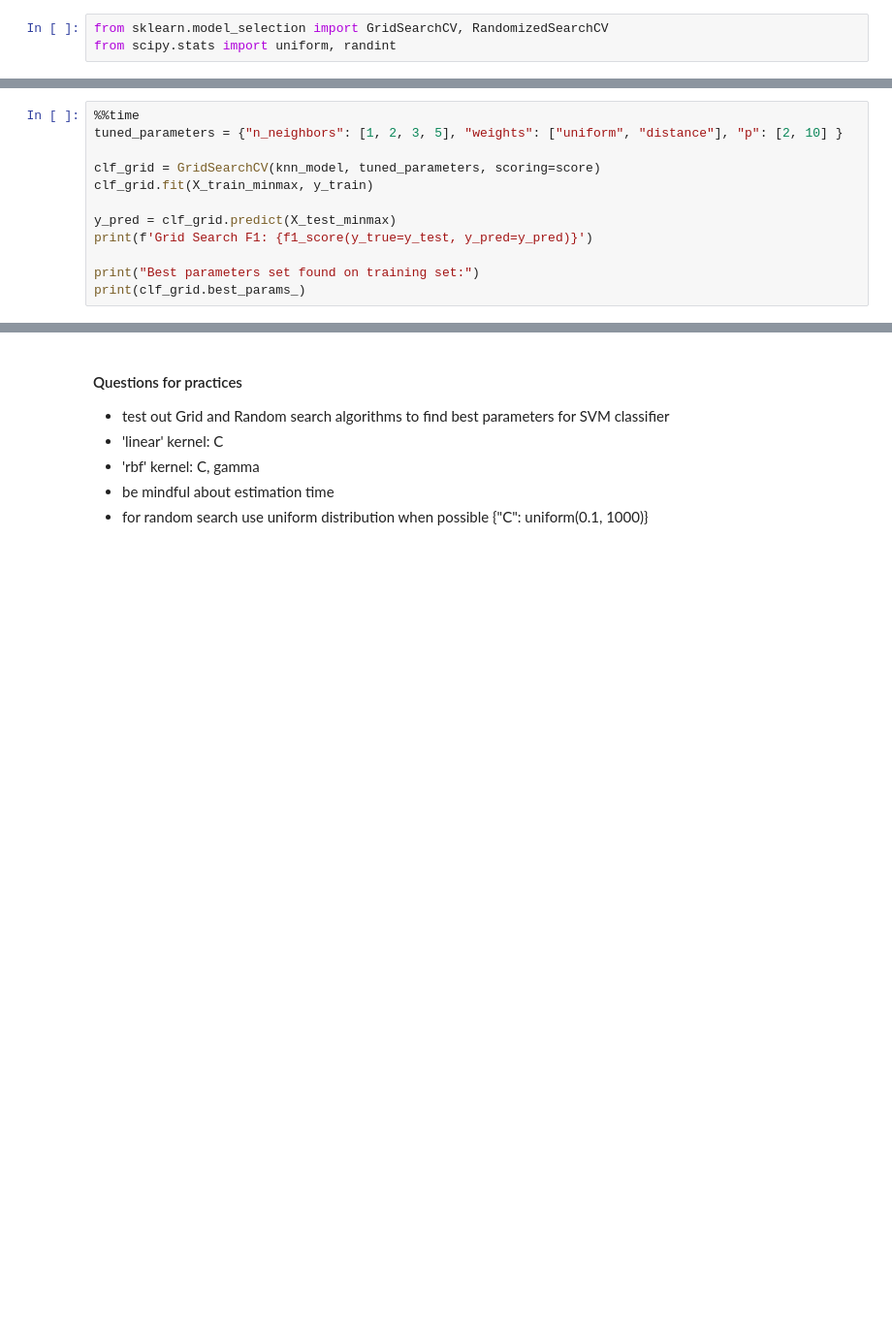
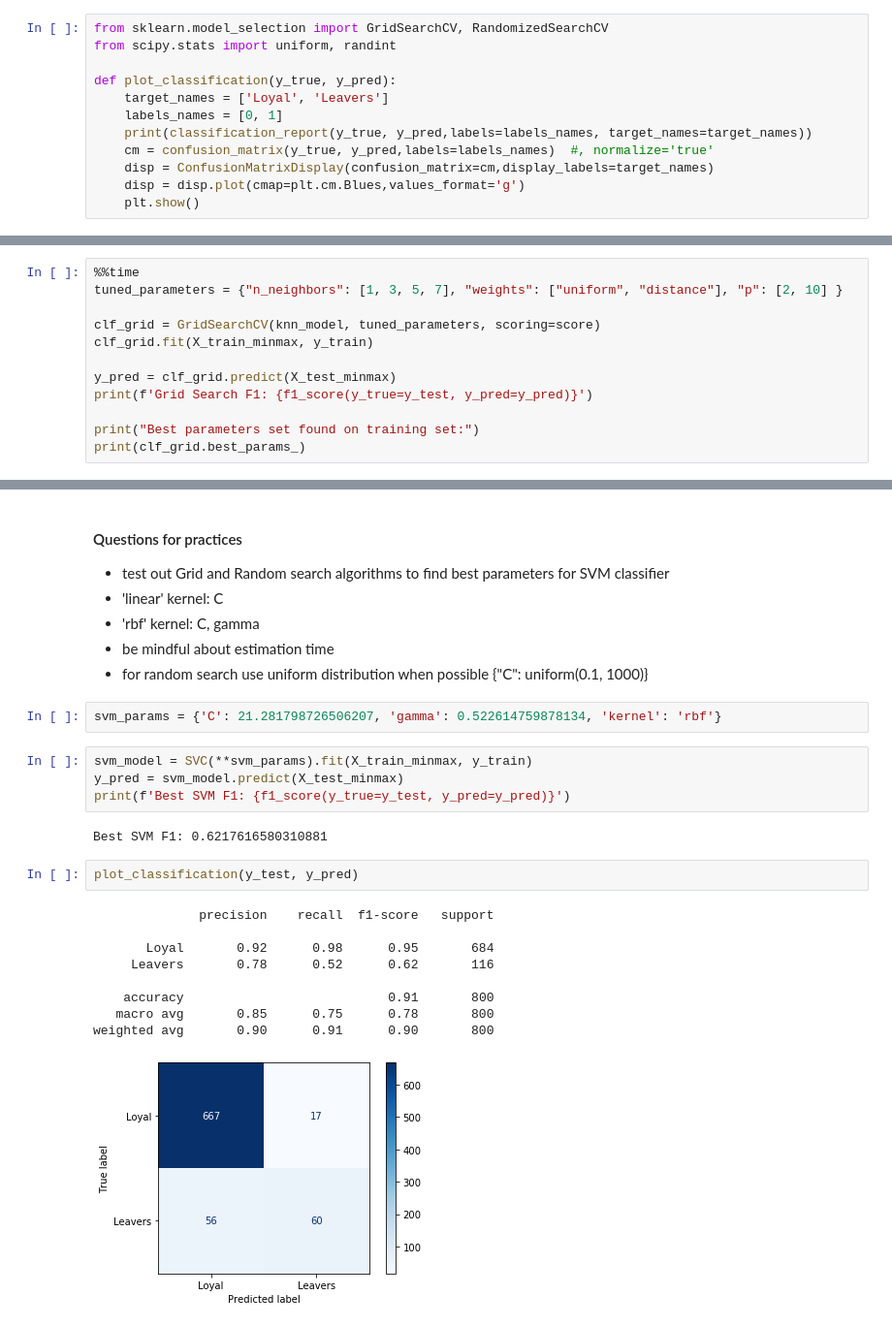
Before and after one commit to blazysecon/SDA_DS_class, a Jupyter notebook: practice/03_05_Telecom_Churn_.ipynb, the cells around one changed output, grey strips where cells are left out. Shown at 97% size. Drawn from its saved outputs; the diff is of its cells as text; blank space fills up the shorter version.

```diff
--- a/practice/03_05_Telecom_Churn_.ipynb
+++ b/practice/03_05_Telecom_Churn_.ipynb
@@ -209,6 +372,15 @@ https://scikit-learn.org/stable/modules/grid_search.html
 # %%
 from sklearn.model_selection import GridSearchCV, RandomizedSearchCV
 from scipy.stats import uniform, randint
+
+def plot_classification(y_true, y_pred):
+    target_names = ['Loyal', 'Leavers']
+    labels_names = [0, 1]
+    print(classification_report(y_true, y_pred,labels=labels_names, target_names=target_names))
+    cm = confusion_matrix(y_true, y_pred,labels=labels_names)  #, normalize='true'
+    disp = ConfusionMatrixDisplay(confusion_matrix=cm,display_labels=target_names)
+    disp = disp.plot(cmap=plt.cm.Blues,values_format='g')
+    plt.show()
 # %%
 # 16 combinations
 score = "f1"
@@ -217,7 +389,7 @@ knn_model = KNeighborsClassifier()
 ### Grid Search - 16 combinations
 # %%
 %%time
-tuned_parameters = {"n_neighbors": [1, 2, 3, 5], "weights": ["uniform", "distance"], "p": [2, 10] }
+tuned_parameters = {"n_neighbors": [1, 3, 5, 7], "weights": ["uniform", "distance"], "p": [2, 10] }
 
 clf_grid = GridSearchCV(knn_model, tuned_parameters, scoring=score)
 clf_grid.fit(X_train_minmax, y_train)
@@ -272,3 +444,23 @@ Wall time: 1min 32s
 - 'rbf' kernel: C, gamma
 - be mindful about estimation time
 - for random search use uniform distribution when possible {"C": uniform(0.1, 1000)}
+# %%
+svm_params = {'C': 21.281798726506207, 'gamma': 0.522614759878134, 'kernel': 'rbf'}
+# %%
+svm_model = SVC(**svm_params).fit(X_train_minmax, y_train)
+y_pred = svm_model.predict(X_test_minmax)
+print(f'Best SVM F1: {f1_score(y_true=y_test, y_pred=y_pred)}')
+# %% [output]
+Best SVM F1: 0.6217616580310881
+# %%
+plot_classification(y_test, y_pred)
+# %% [output]
+              precision    recall  f1-score   support
+
+       Loyal       0.92      0.98      0.95       684
+     Leavers       0.78      0.52      0.62       116
+
+    accuracy                           0.91       800
+   macro avg       0.85      0.75      0.78       800
+weighted avg       0.90      0.91      0.90       800
+[figure, added]
```
Also changed, not shown: parts of 70 cells of this notebook, 1 other file.
